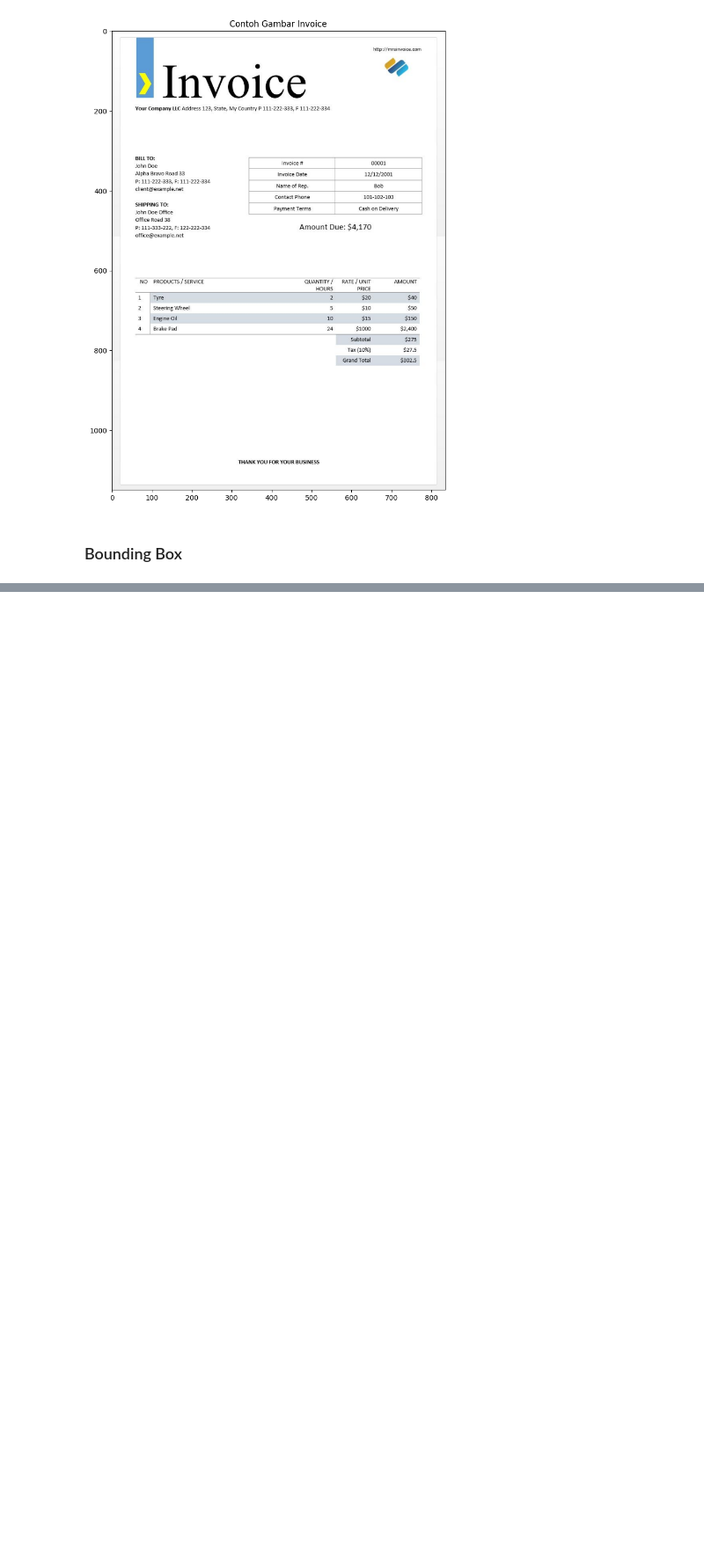
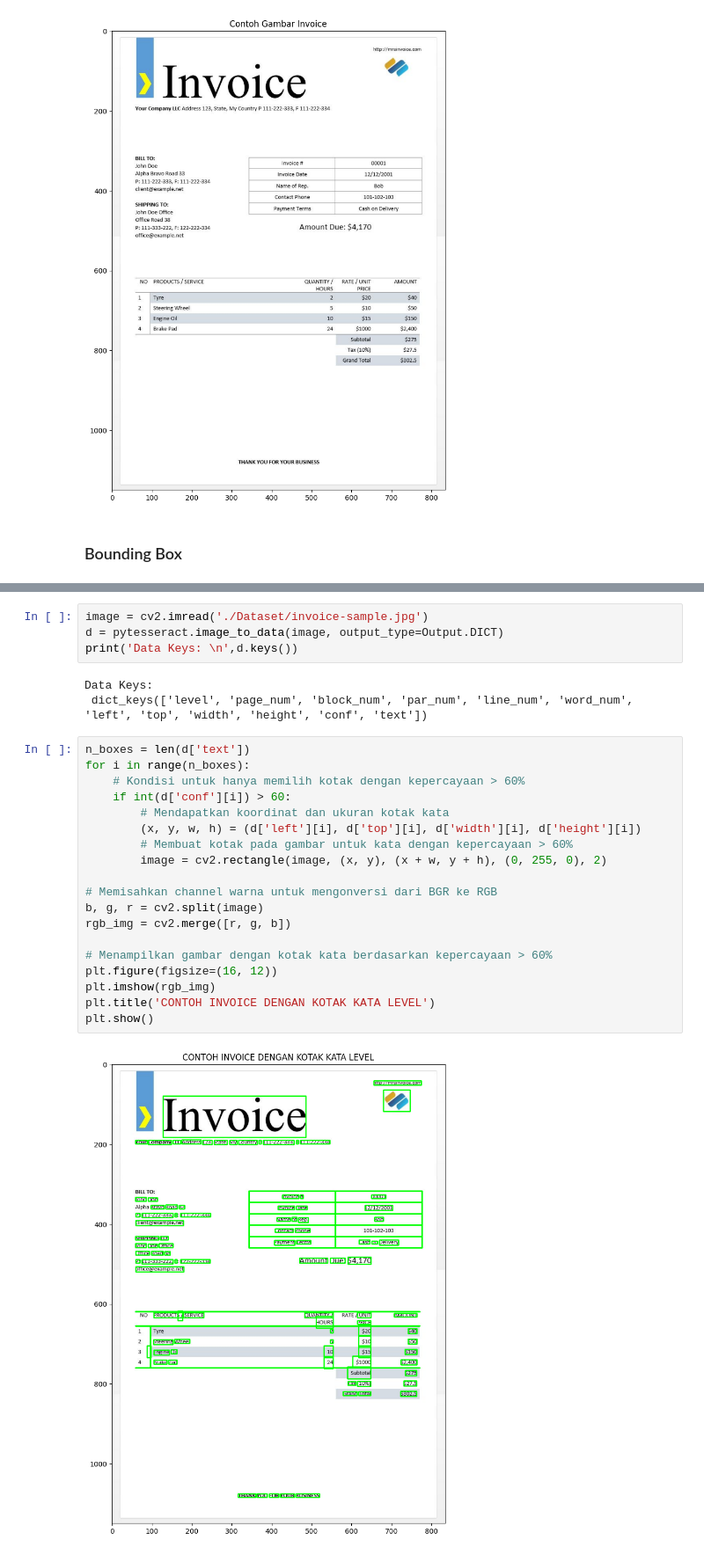
Before and after one commit to andidprastyo/ML-2023, a Jupyter notebook: 12 - OCR/praktikum2.ipynb, the cells around one changed output, grey strips where cells are left out. Shown at 88% size. Cells and saved outputs as stored; diff of their text form; blank space fills up the shorter version.

Commit message:
feat:Add Word Level Boxes

```diff
--- a/12 - OCR/praktikum2.ipynb
+++ b/12 - OCR/praktikum2.ipynb
@@ -42,0 +43,28 @@ plt.show()
+# %%
+image = cv2.imread('./Dataset/invoice-sample.jpg')
+d = pytesseract.image_to_data(image, output_type=Output.DICT)
+print('Data Keys: \n',d.keys())
+# %% [output]
+Data Keys:
+ dict_keys(['level', 'page_num', 'block_num', 'par_num', 'line_num', 'word_num', 'left', 'top', 'width', 'height', 'conf', 'text'])
+# %%
+n_boxes = len(d['text'])
+for i in range(n_boxes):
+    # Kondisi untuk hanya memilih kotak dengan kepercayaan > 60%
+    if int(d['conf'][i]) > 60:
+        # Mendapatkan koordinat dan ukuran kotak kata
+        (x, y, w, h) = (d['left'][i], d['top'][i], d['width'][i], d['height'][i])
+        # Membuat kotak pada gambar untuk kata dengan kepercayaan > 60%
+        image = cv2.rectangle(image, (x, y), (x + w, y + h), (0, 255, 0), 2)
+
+# Memisahkan channel warna untuk mengonversi dari BGR ke RGB
+b, g, r = cv2.split(image)
+rgb_img = cv2.merge([r, g, b])
+
+# Menampilkan gambar dengan kotak kata berdasarkan kepercayaan > 60%
+plt.figure(figsize=(16, 12))
+plt.imshow(rgb_img)
+plt.title('CONTOH INVOICE DENGAN KOTAK KATA LEVEL')
+plt.show()
+# %% [output]
+[figure, added]
```
Also changed, not shown: parts of 1 cell of this notebook.
